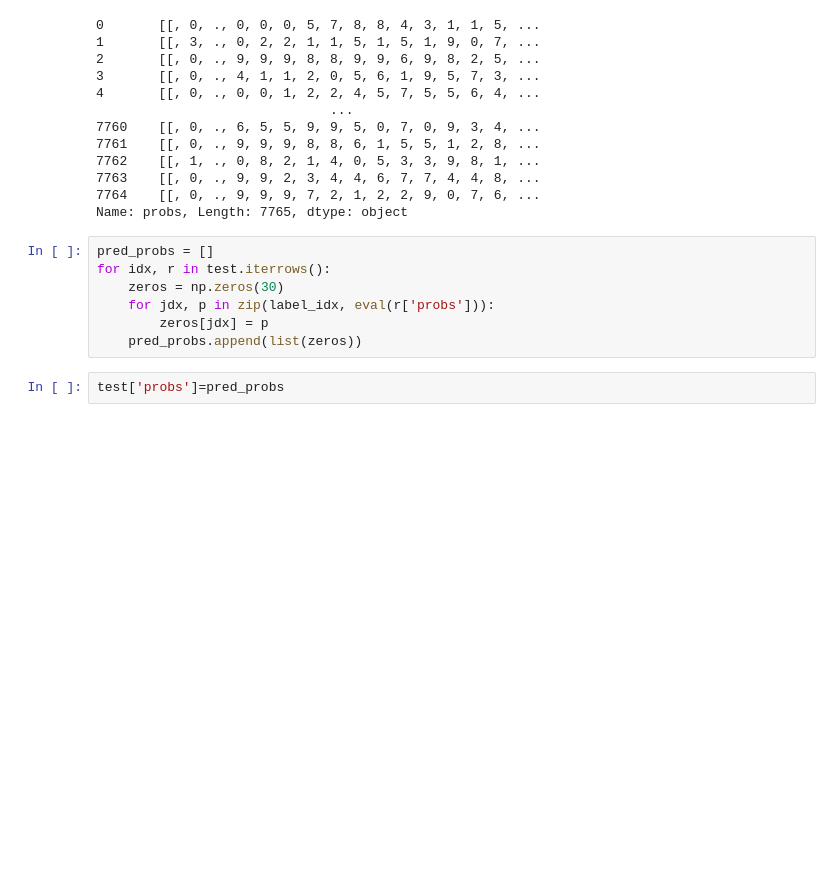
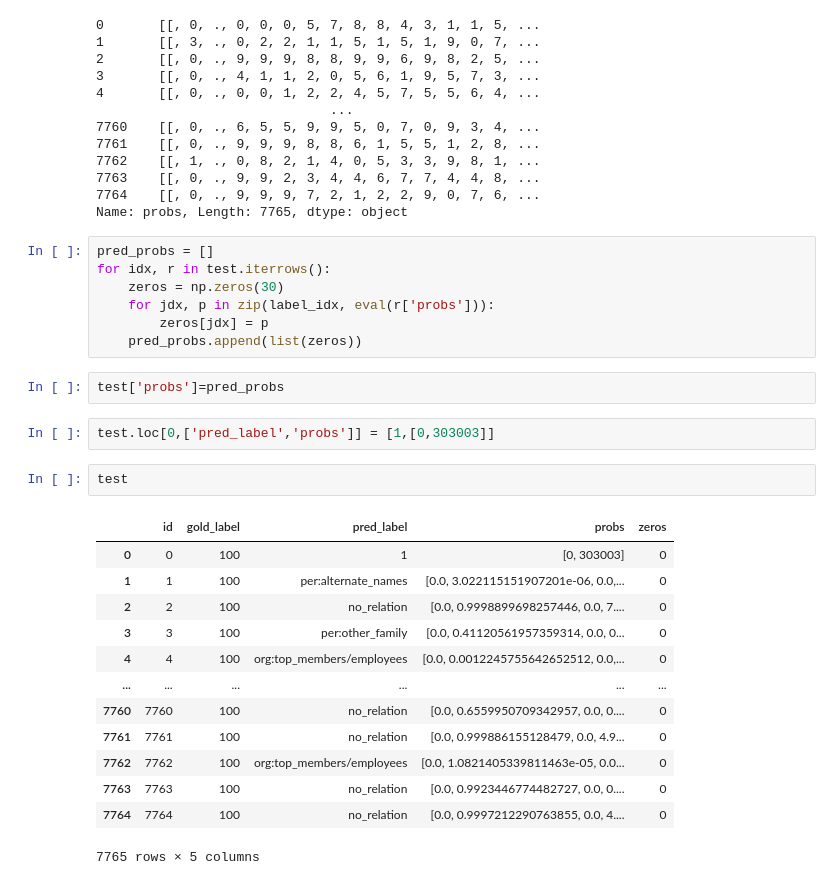
Before and after one commit to boostcampaitech4lv23nlp1/level2_klue_nlp-level2-nlp-07, a Jupyter notebook: notebooks/manipulate_df.ipynb, the cells around one changed output. Drawn from its saved outputs; the diff is of its cells as text; blank space fills up the shorter version.

```diff
--- a/notebooks/manipulate_df.ipynb
+++ b/notebooks/manipulate_df.ipynb
@@ -339,3 +339,21 @@ for idx, r in test.iterrows():
     pred_probs.append(list(zeros))
 # %%
 test['probs']=pred_probs
+# %%
+test.loc[0,['pred_label','probs']] = [1,[0,303003]]
+# %%
+test
+# %% [output]
+|  | id | gold_label | pred_label | probs | zeros |
+| 0 | 0 | 100 | 1 | [0, 303003] | 0 |
+| 1 | 1 | 100 | per:alternate_names | [0.0, 3.022115151907201e-06, 0.0,... | 0 |
+| 2 | 2 | 100 | no_relation | [0.0, 0.9998899698257446, 0.0, 7.... | 0 |
+| 3 | 3 | 100 | per:other_family | [0.0, 0.41120561957359314, 0.0, 0... | 0 |
+| 4 | 4 | 100 | org:top_members/employees | [0.0, 0.0012245755642652512, 0.0,... | 0 |
+| ... | ... | ... | ... | ... | ... |
+| 7760 | 7760 | 100 | no_relation | [0.0, 0.6559950709342957, 0.0, 0.... | 0 |
+| 7761 | 7761 | 100 | no_relation | [0.0, 0.999886155128479, 0.0, 4.9... | 0 |
+| 7762 | 7762 | 100 | org:top_members/employees | [0.0, 1.0821405339811463e-05, 0.0... | 0 |
+| 7763 | 7763 | 100 | no_relation | [0.0, 0.9923446774482727, 0.0, 0.... | 0 |
+| 7764 | 7764 | 100 | no_relation | [0.0, 0.9997212290763855, 0.0, 4.... | 0 |
+7765 rows × 5 columns
```
Also changed, not shown: 1 other file.
